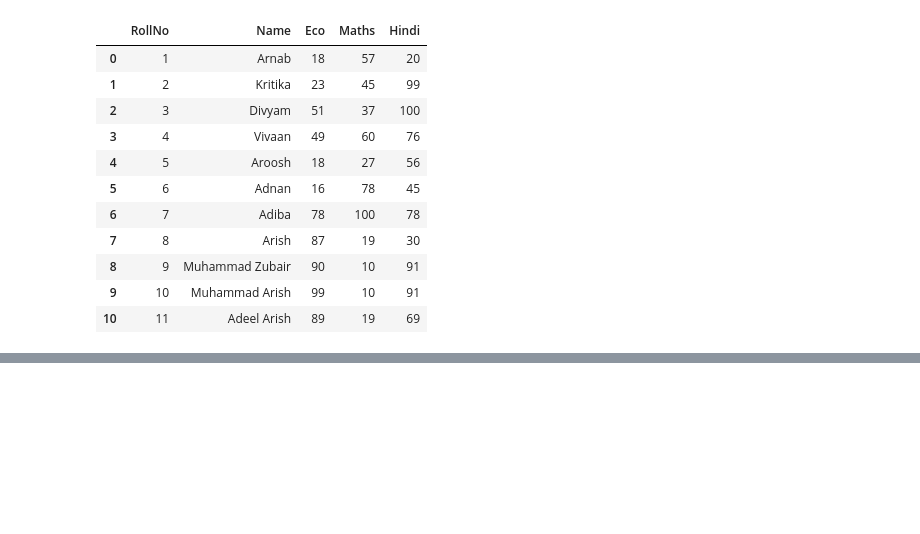
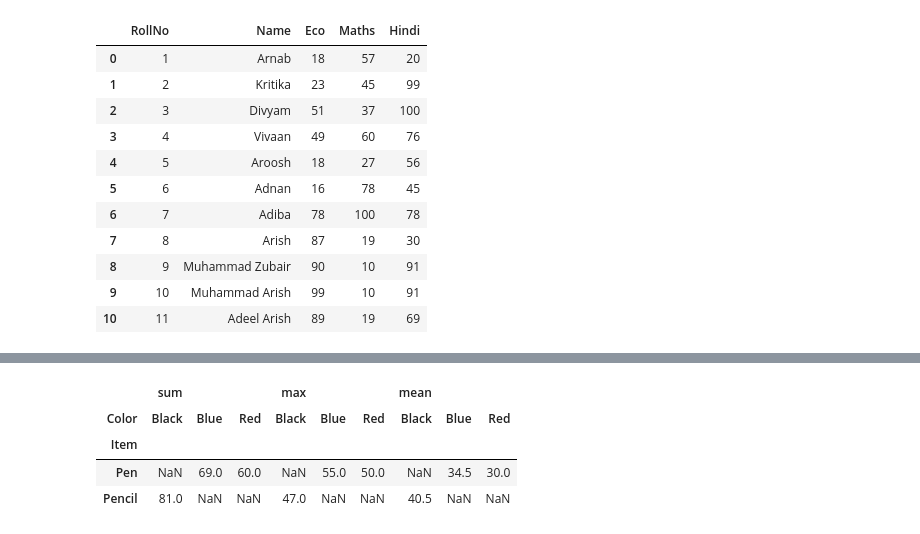
Before and after one commit to Adnan12345678910/Pandas-Command-Cheatsheet, a Jupyter notebook: Pandas_Notes.ipynb, the cells around one changed output, grey strips where cells are left out. Drawn from its saved outputs; the diff is of its cells as text; code cells hidden in the pictures; blank space fills up the shorter version.

Commit message:
Pivot Table

```diff
--- a/Pandas_Notes.ipynb
+++ b/Pandas_Notes.ipynb
@@ -1046,0 +1121,9 @@ marks
+# %%
+dict14={'Item':['Pen','Pen','Pencil','Pencil'
+,'Pen','Pen'],
+'Color':['Red','Red','Black','Black','Blue','Blue'],
+'Price(Rs)':[10,25,7,5,50,20],
+'Units_in_stock':[50,10,47,34,55,14]
+}
+pd14=pd.DataFrame(dict14)
+pd14
@@ -1046,0 +1159,9 @@ marks
+# %%
+pivot_table1=pd14.pivot_table(index='Item',columns='Color',values='Units_in_stock',aggfunc=["sum","max",np.mean])
+pivot_table1
+# %% [output]
+|  | sum |  |  | max |  |  | mean |  |  |
+| Color | Black | Blue | Red | Black | Blue | Red | Black | Blue | Red |
+| Item |  |  |  |  |  |  |  |  |  |
+| Pen | NaN | 69.0 | 60.0 | NaN | 55.0 | 50.0 | NaN | 34.5 | 30.0 |
+| Pencil | 81.0 | NaN | NaN | 47.0 | NaN | NaN | 40.5 | NaN | NaN |
```
Also changed, not shown: parts of 20 cells of this notebook.
